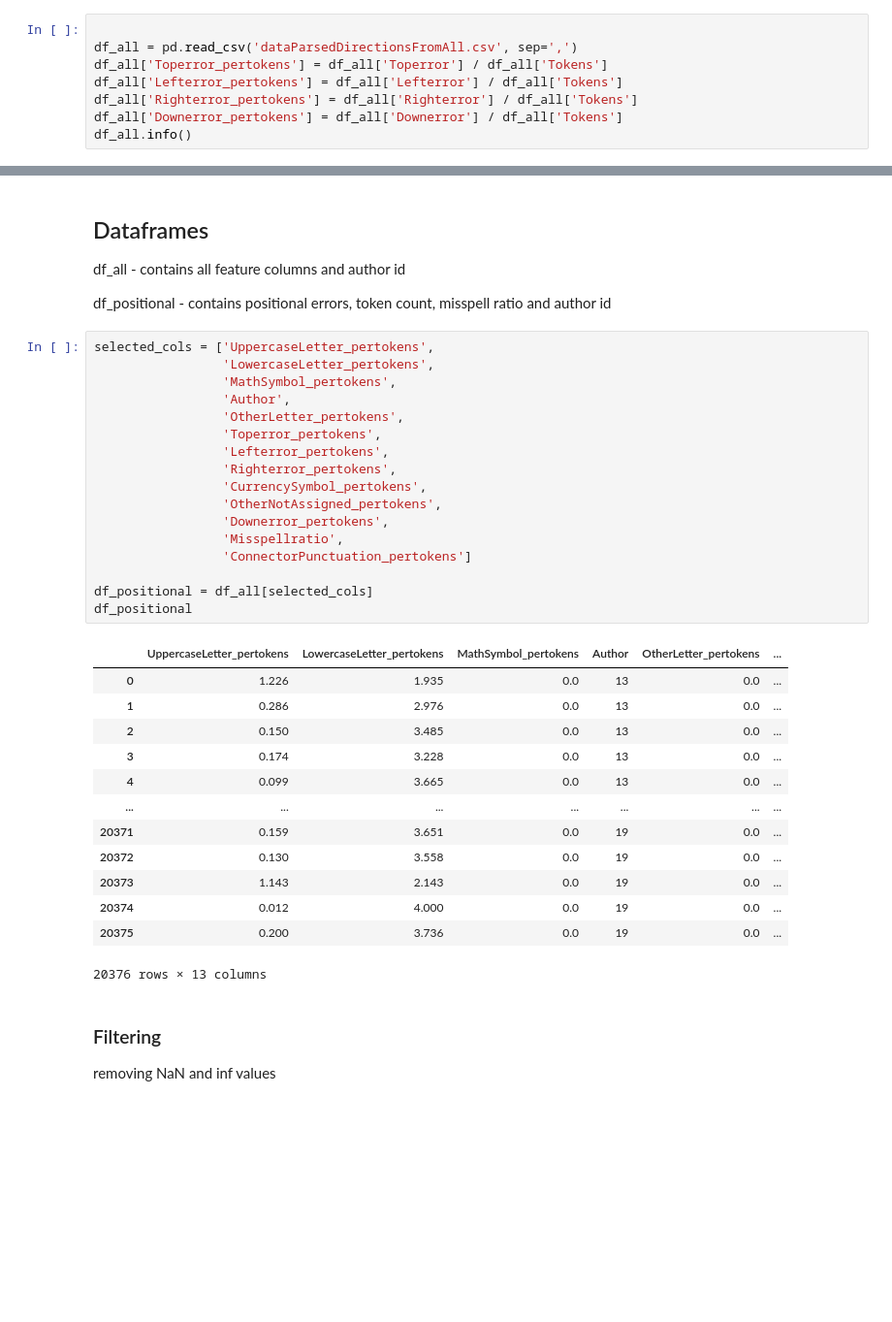
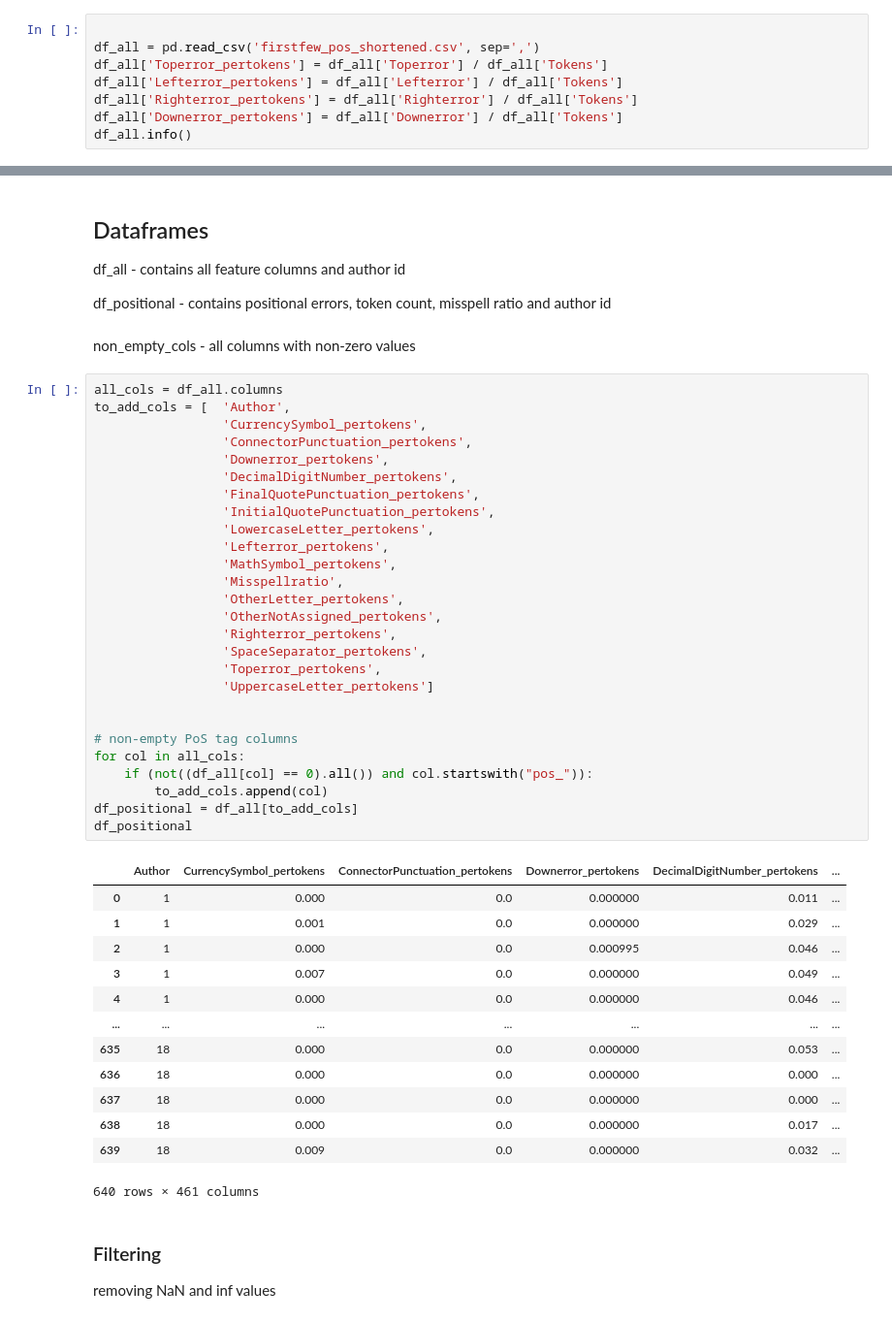
Before and after one commit to Andser99/Stylometry, a Jupyter notebook: Python/Models.ipynb, the cells around one changed output, grey strips where cells are left out. Shown at 97% size. Drawn from its saved outputs; the diff is of its cells as text; blank space fills up the shorter version.

```diff
--- a/Python/Models.ipynb
+++ b/Python/Models.ipynb
@@ -62,7 +63,7 @@ def evaluate(real, predicted):
 \+calculate positional error occurence per token
 # %%
 
-df_all = pd.read_csv('dataParsedDirectionsFromAll.csv', sep=',')
+df_all = pd.read_csv('firstfew_pos_shortened.csv', sep=',')
 df_all['Toperror_pertokens'] = df_all['Toperror'] / df_all['Tokens']
 df_all['Lefterror_pertokens'] = df_all['Lefterror'] / df_all['Tokens']
 df_all['Righterror_pertokens'] = df_all['Righterror'] / df_all['Tokens']
@@ -91,37 +84,49 @@ memory usage: 11.0+ MB
 df_all - contains all feature columns and author id
 
 df_positional - contains positional errors, token count, misspell ratio and author id
-# %%
-selected_cols = ['UppercaseLetter_pertokens',
-                 'LowercaseLetter_pertokens',
-                 'MathSymbol_pertokens',
-                 'Author',
-                 'OtherLetter_pertokens',
-                 'Toperror_pertokens',
-                 'Lefterror_pertokens',
-                 'Righterror_pertokens',
-                 'CurrencySymbol_pertokens',
-                 'OtherNotAssigned_pertokens',
-                 'Downerror_pertokens',
-                 'Misspellratio',
-                 'ConnectorPunctuation_pertokens']
-
-df_positional = df_all[selected_cols]
-df_positional
-# %% [output]
-|  | UppercaseLetter_pertokens | LowercaseLetter_pertokens | MathSymbol_pertokens | Author | OtherLetter_pertokens | ... |
-| 0 | 1.226 | 1.935 | 0.0 | 13 | 0.0 | ... |
-| 1 | 0.286 | 2.976 | 0.0 | 13 | 0.0 | ... |
-| 2 | 0.150 | 3.485 | 0.0 | 13 | 0.0 | ... |
-| 3 | 0.174 | 3.228 | 0.0 | 13 | 0.0 | ... |
-| 4 | 0.099 | 3.665 | 0.0 | 13 | 0.0 | ... |
-| ... | ... | ... | ... | ... | ... | ... |
-| 20371 | 0.159 | 3.651 | 0.0 | 19 | 0.0 | ... |
-| 20372 | 0.130 | 3.558 | 0.0 | 19 | 0.0 | ... |
-| 20373 | 1.143 | 2.143 | 0.0 | 19 | 0.0 | ... |
-| 20374 | 0.012 | 4.000 | 0.0 | 19 | 0.0 | ... |
-| 20375 | 0.200 | 3.736 | 0.0 | 19 | 0.0 | ... |
-20376 rows × 13 columns
+# %% [markdown]
+non_empty_cols - all columns with non-zero values
+# %%
+all_cols = df_all.columns
+to_add_cols = [  'Author',
+                 'CurrencySymbol_pertokens',
+                 'ConnectorPunctuation_pertokens',
+                 'Downerror_pertokens',
+                 'DecimalDigitNumber_pertokens',
+                 'FinalQuotePunctuation_pertokens',
+                 'InitialQuotePunctuation_pertokens',
+                 'LowercaseLetter_pertokens',
+                 'Lefterror_pertokens',
+                 'MathSymbol_pertokens',
+                 'Misspellratio',
+                 'OtherLetter_pertokens',
+                 'OtherNotAssigned_pertokens',
+                 'Righterror_pertokens',
+                 'SpaceSeparator_pertokens',
+                 'Toperror_pertokens',
+                 'UppercaseLetter_pertokens']
+
+
+# non-empty PoS tag columns
+for col in all_cols:
+    if (not((df_all[col] == 0).all()) and col.startswith("pos_")):
+        to_add_cols.append(col)
+df_positional = df_all[to_add_cols]
+df_positional
+# %% [output]
+|  | Author | CurrencySymbol_pertokens | ConnectorPunctuation_pertokens | Downerror_pertokens | DecimalDigitNumber_pertokens | ... |
+| 0 | 1 | 0.000 | 0.0 | 0.000000 | 0.011 | ... |
+| 1 | 1 | 0.001 | 0.0 | 0.000000 | 0.029 | ... |
+| 2 | 1 | 0.000 | 0.0 | 0.000995 | 0.046 | ... |
+| 3 | 1 | 0.007 | 0.0 | 0.000000 | 0.049 | ... |
+| 4 | 1 | 0.000 | 0.0 | 0.000000 | 0.046 | ... |
+| ... | ... | ... | ... | ... | ... | ... |
+| 635 | 18 | 0.000 | 0.0 | 0.000000 | 0.053 | ... |
+| 636 | 18 | 0.000 | 0.0 | 0.000000 | 0.000 | ... |
+| 637 | 18 | 0.000 | 0.0 | 0.000000 | 0.000 | ... |
+| 638 | 18 | 0.000 | 0.0 | 0.000000 | 0.017 | ... |
+| 639 | 18 | 0.009 | 0.0 | 0.000000 | 0.032 | ... |
+640 rows × 461 columns
 # %% [markdown]
 ### Filtering
 removing NaN and inf values
```
Also changed, not shown: parts of 16 cells of this notebook, 9 other files.
